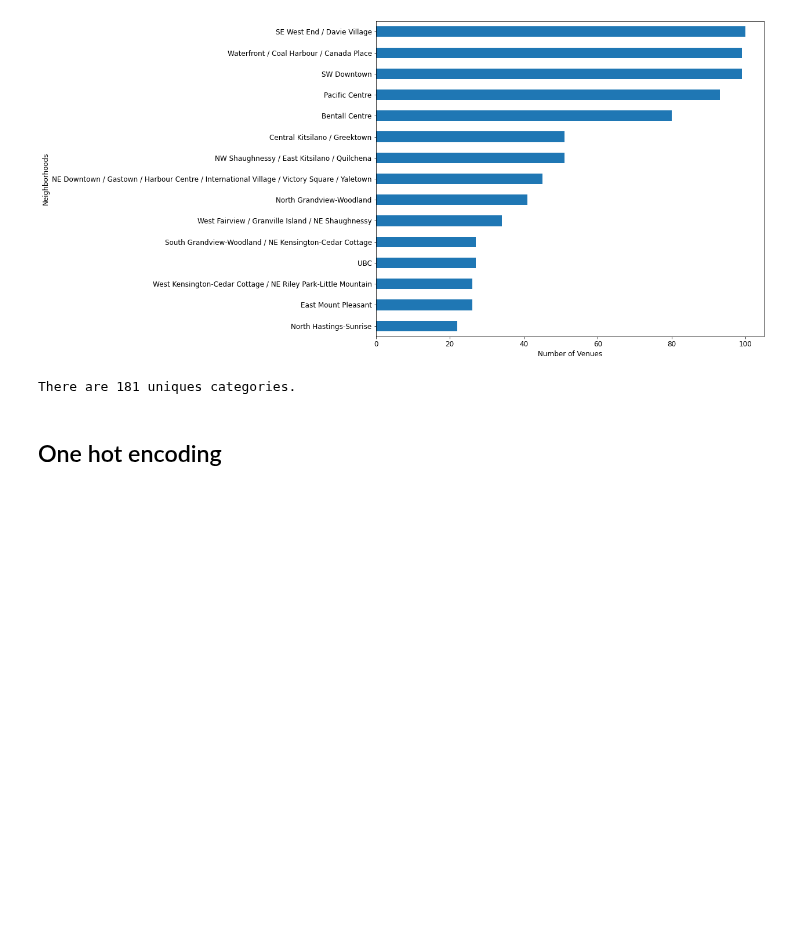
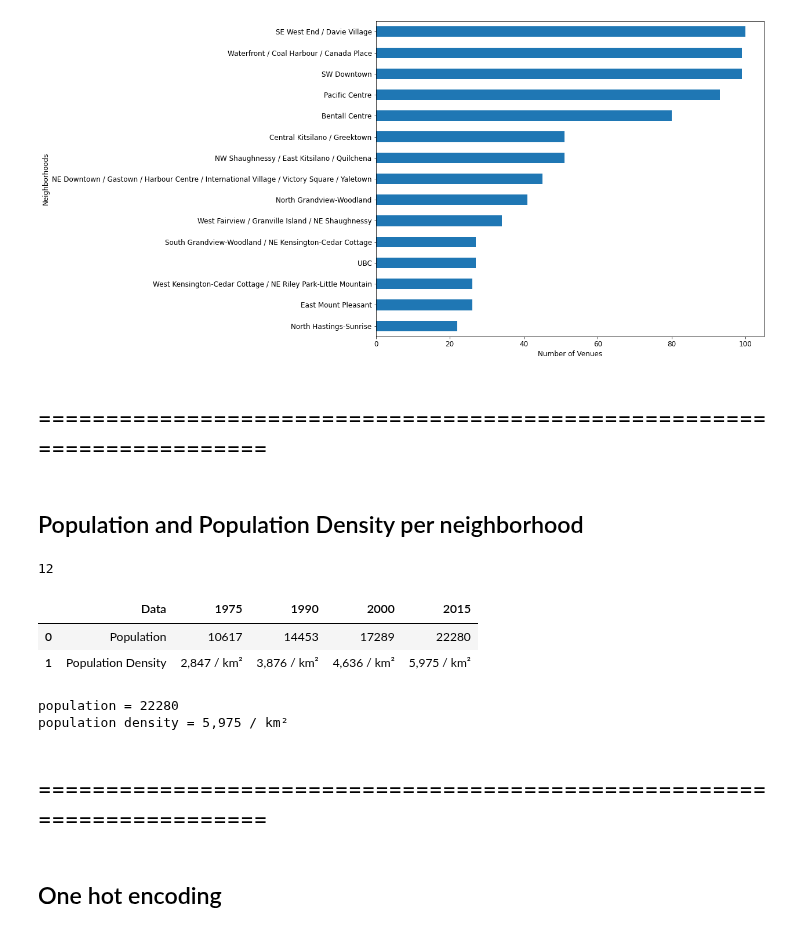
Before and after one commit to dprossi/Capstone_Project_IBM_Data_Science, a Jupyter notebook: Applied_Data_Science_Capstone_Project_Vancouver.ipynb, the cells around one changed output. Cells and saved outputs as stored; diff of their text form; code cells hidden in the pictures; blank space fills up the shorter version.

```diff
--- a/Applied_Data_Science_Capstone_Project_Vancouver.ipynb
+++ b/Applied_Data_Science_Capstone_Project_Vancouver.ipynb
@@ -540,11 +549,33 @@ plt.ylabel('Neighborhoods', fontsize=12)
 plt.show()
 # %% [output]
 [figure]
-# %%
-# find number of unique venues
-print('There are {} uniques categories.'.format(len(vancouver_venues['venue_category'].unique())))
-# %% [output]
-There are 181 uniques categories.
+# %% [markdown]
+## =======================================================================
+# %% [markdown]
+## Population and Population Density per neighborhood
+# %%
+# check webpage for required data
+url = 'https://postal-codes.cybo.com/canada/V5V_vancouver/'
+dfs = pd.read_html(url)
+#number of datframes on page
+print(len(dfs))
+# select desired dataframe
+df1 = dfs[1]
+df1
+# %% [output]
+12
+|  | Data | 1975 | 1990 | 2000 | 2015 |
+| 0 | Population | 10617 | 14453 | 17289 | 22280 |
+| 1 | Population Density | 2,847 / km² | 3,876 / km² | 4,636 / km² | 5,975 / km² |
+# %%
+# population
+print('population = ' + df1['2015'][0])
+print('population density = ' + df1['2015'][1])
+# %% [output]
+population = 22280
+population density = 5,975 / km²
+# %% [markdown]
+## =======================================================================
 # %% [markdown]
 ## One hot encoding
 # %%
```
Also changed, not shown: parts of 5 cells of this notebook.
